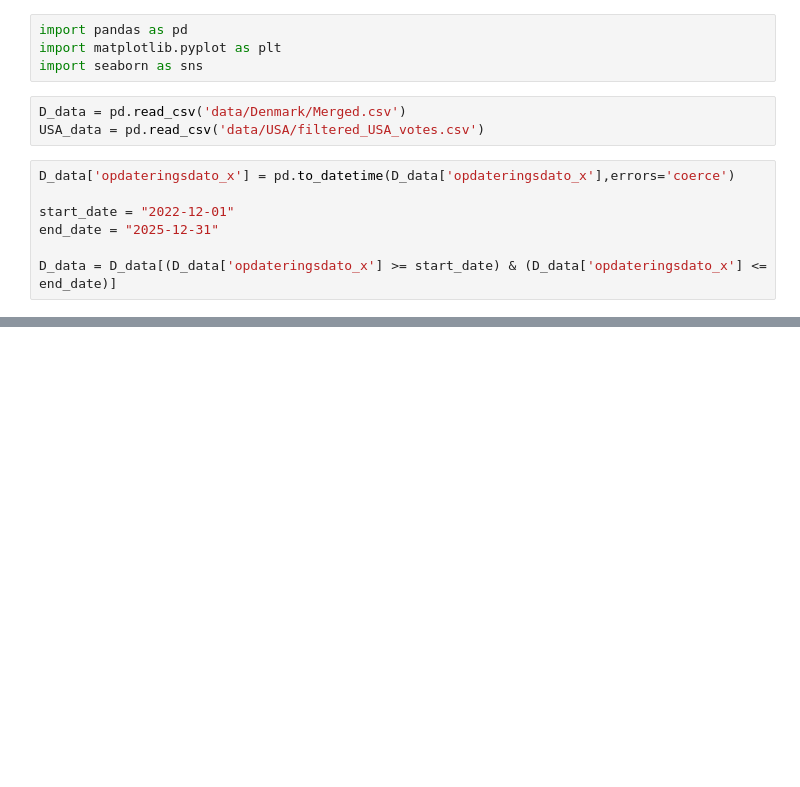
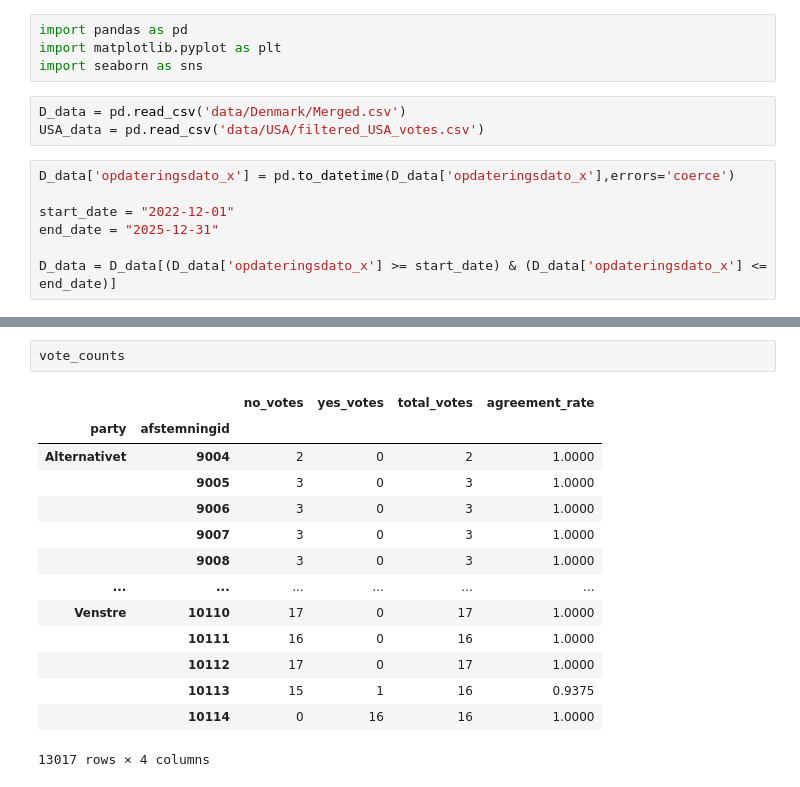
Before and after one commit to Lukas1930/Polarization, a Jupyter notebook: statistics_on_parties.ipynb, the cells around one changed output, grey strips where cells are left out. Cells and saved outputs as stored; diff of their text form; blank space fills up the shorter version.

```diff
--- a/statistics_on_parties.ipynb
+++ b/statistics_on_parties.ipynb
@@ -54,0 +115,17 @@ vote_stats
+# %%
+vote_counts
+# %% [output]
+|  |  | no_votes | yes_votes | total_votes | agreement_rate |
+| party | afstemningid |  |  |  |  |
+| Alternativet | 9004 | 2 | 0 | 2 | 1.0000 |
+|  | 9005 | 3 | 0 | 3 | 1.0000 |
+|  | 9006 | 3 | 0 | 3 | 1.0000 |
+|  | 9007 | 3 | 0 | 3 | 1.0000 |
+|  | 9008 | 3 | 0 | 3 | 1.0000 |
+| ... | ... | ... | ... | ... | ... |
+| Venstre | 10110 | 17 | 0 | 17 | 1.0000 |
+|  | 10111 | 16 | 0 | 16 | 1.0000 |
+|  | 10112 | 17 | 0 | 17 | 1.0000 |
+|  | 10113 | 15 | 1 | 16 | 0.9375 |
+|  | 10114 | 0 | 16 | 16 | 1.0000 |
+13017 rows × 4 columns
```
Also changed, not shown: parts of 10 cells of this notebook.
